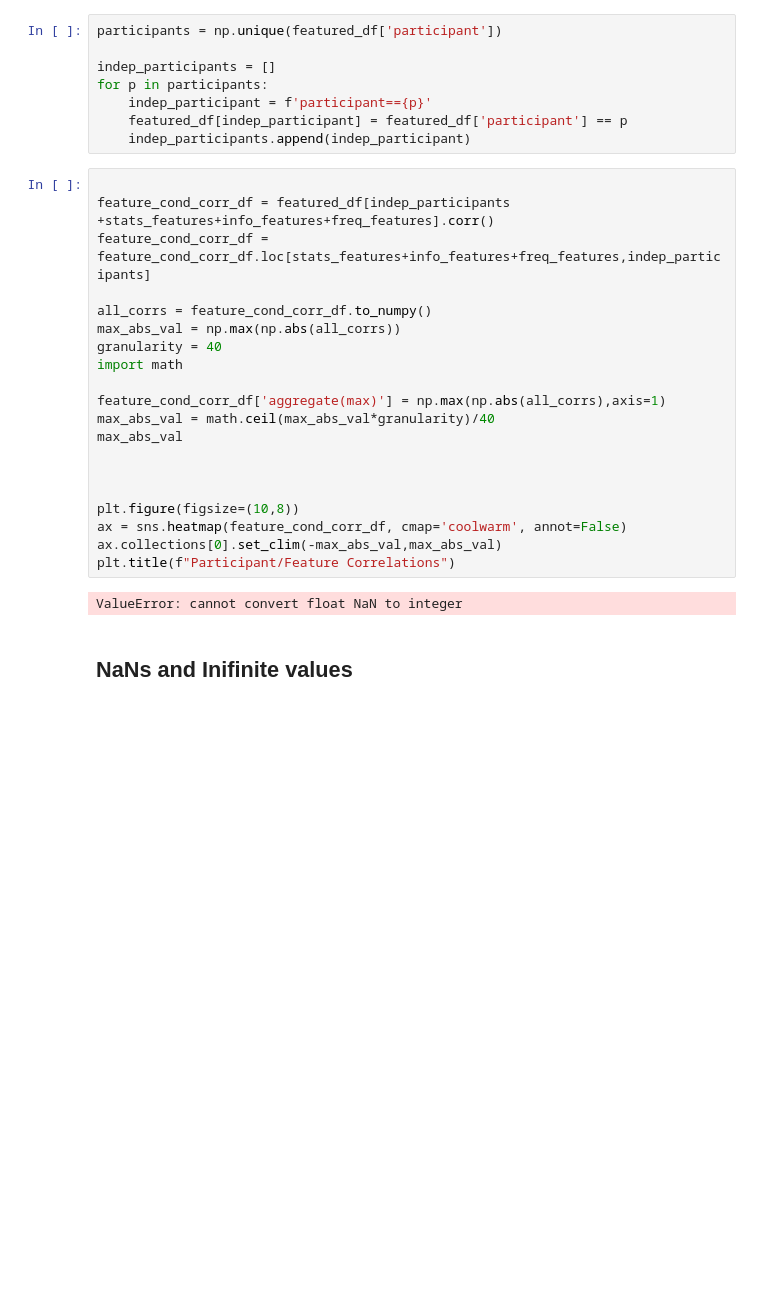
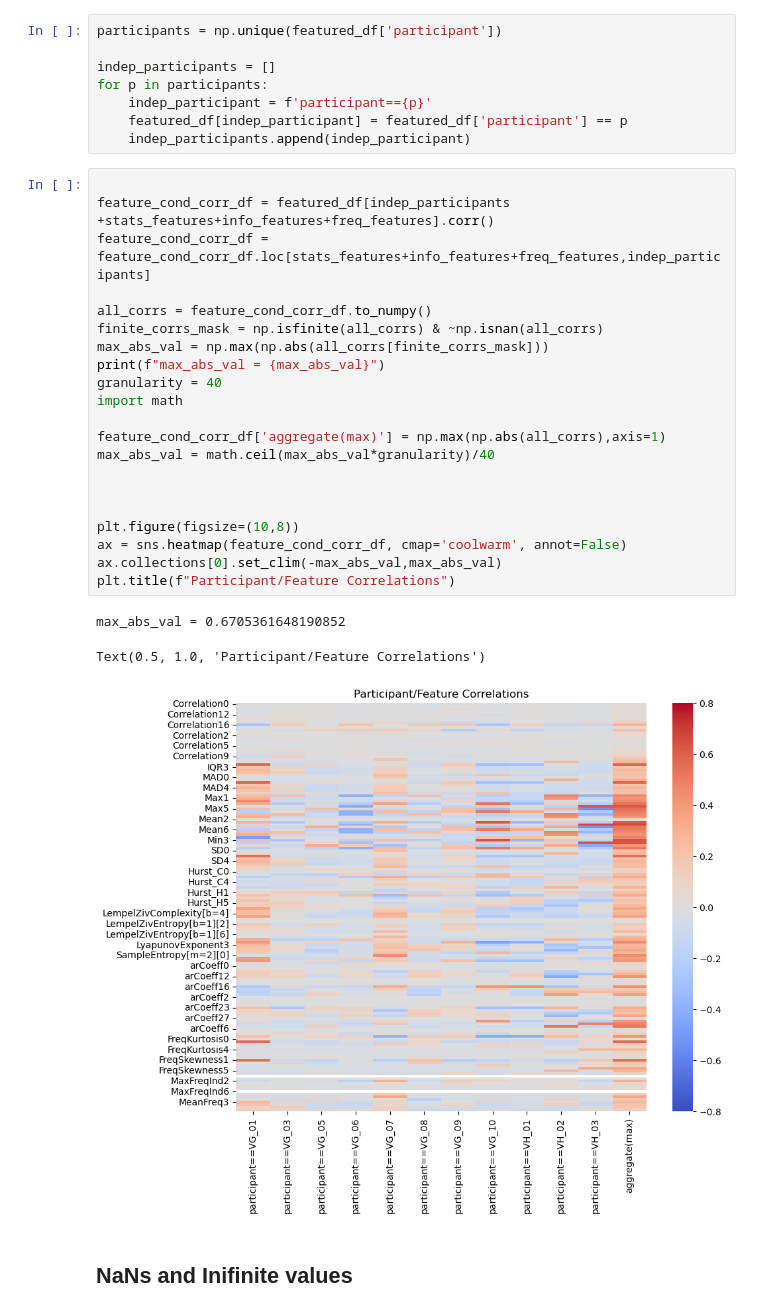
Before and after one commit to lukedickens/predicament, a Jupyter notebook: notebooks/feature_analysis.ipynb, the cells around one changed output. Drawn from its saved outputs; the diff is of its cells as text; blank space fills up the shorter version.

Commit message:
Corrected nan error in participant correlations.

```diff
--- a/notebooks/feature_analysis.ipynb
+++ b/notebooks/feature_analysis.ipynb
@@ -405,25 +409,28 @@ for p in participants:
 # %%
 
 feature_cond_corr_df = featured_df[indep_participants +stats_features+info_features+freq_features].corr()
 feature_cond_corr_df = feature_cond_corr_df.loc[stats_features+info_features+freq_features,indep_participants]
 
 all_corrs = feature_cond_corr_df.to_numpy()
-max_abs_val = np.max(np.abs(all_corrs))
+finite_corrs_mask = np.isfinite(all_corrs) & ~np.isnan(all_corrs)
+max_abs_val = np.max(np.abs(all_corrs[finite_corrs_mask]))
+print(f"max_abs_val = {max_abs_val}")
 granularity = 40
 import math
 
 feature_cond_corr_df['aggregate(max)'] = np.max(np.abs(all_corrs),axis=1)
 max_abs_val = math.ceil(max_abs_val*granularity)/40
-max_abs_val
 
 
 
 plt.figure(figsize=(10,8))
 ax = sns.heatmap(feature_cond_corr_df, cmap='coolwarm', annot=False)
 ax.collections[0].set_clim(-max_abs_val,max_abs_val)
 plt.title(f"Participant/Feature Correlations")
 # %% [output]
-ValueError: cannot convert float NaN to integer
+max_abs_val = 0.6705361648190852
+Text(0.5, 1.0, 'Participant/Feature Correlations')
+[figure, added]
 # %% [markdown]
 ## NaNs and Inifinite values
 # %%
```
Also changed, not shown: parts of 9 cells of this notebook.
